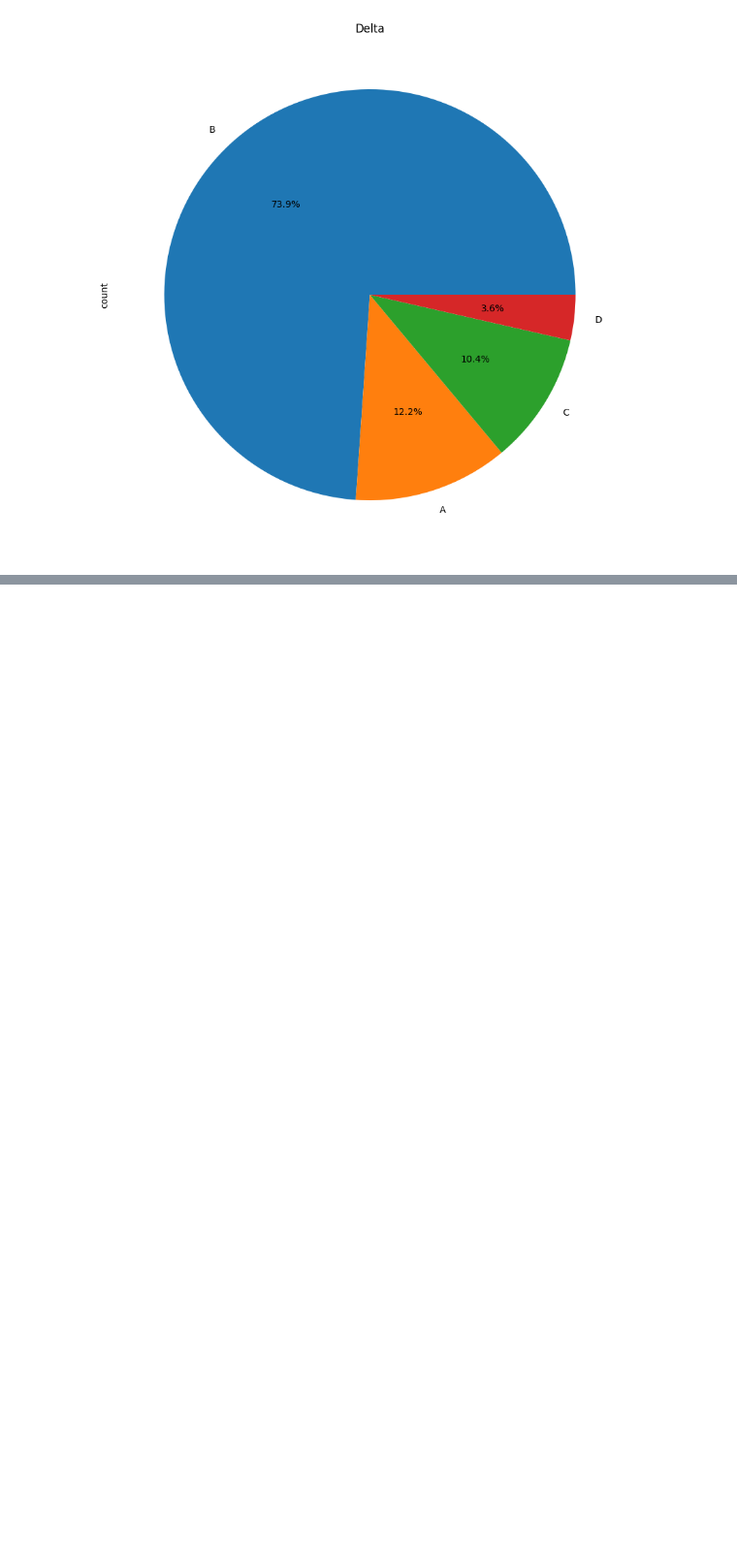
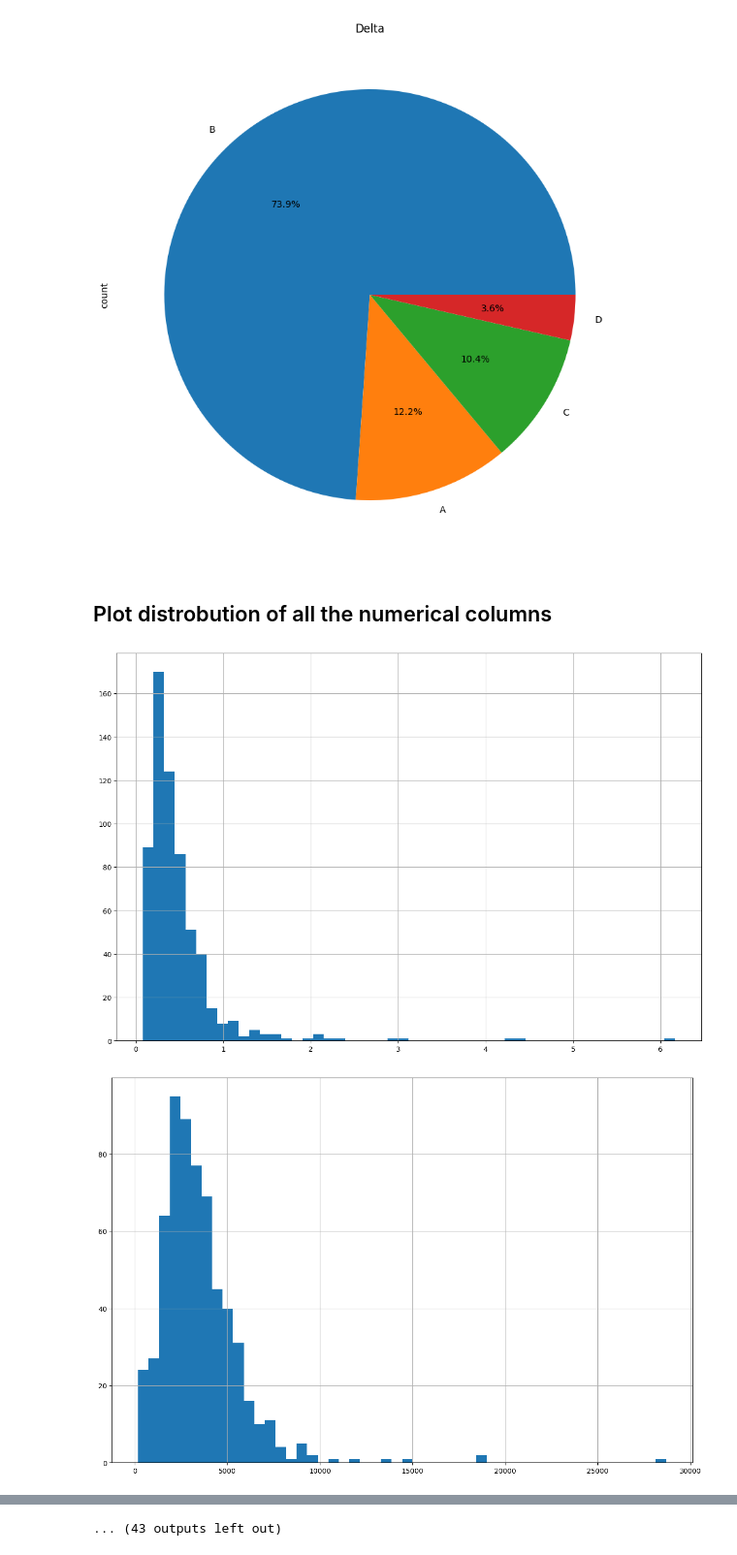
Before and after one commit to greatbabyred/CS4320-Project, a Jupyter notebook: analysis.ipynb, the cells around one changed output, grey strips where cells are left out. Shown at 97% size. Cells and saved outputs as stored; diff of their text form; code cells hidden in the pictures; blank space fills up the shorter version.

Commit message:
Modified data handling by defining feature and target columns, updated plotting functions, and added histograms for numerical feature distributions.

```diff
--- a/analysis.ipynb
+++ b/analysis.ipynb
@@ -9,4 +9,10 @@ targets = pd.read_csv("data/greeks.csv")
 
 df = pd.merge(df, targets, on="Id")
 df.drop(["Id"], axis=1, inplace=True)
-display(df.head())
+
+target_class_list = ["Alpha", "Beta", "Gamma", "Delta"]
+target_list = ["Class", "Epsilon"]
+target_list.extend(target_class_list)
+feature_numerical_colum_list = df.columns.drop(target_list)
+feature_numerical_colum_list = feature_numerical_colum_list.drop(["EJ"])
+feature_class_colum_list = ["EJ"]
@@ -39,3 +38,16 @@ make_pie_chart(df, "Delta")
 [figure]
 [figure]
 [figure]
+# %% [markdown]
+## Plot distrobution of all the numerical columns
+# %%
+def plot_distributions(data_frame, column):
+    data_frame[column].hist(bins=50, figsize=(15, 10))
+    plt.show()
+
+
+for col in feature_numerical_colum_list:
+    plot_distributions(df, col)
+# %% [output]
+[figure, added]
+[figure, added]
@@ -41,0 +64 @@ make_pie_chart(df, "Delta")
+... (43 outputs left out)
```
Also changed, not shown: parts of 3 cells of this notebook.
